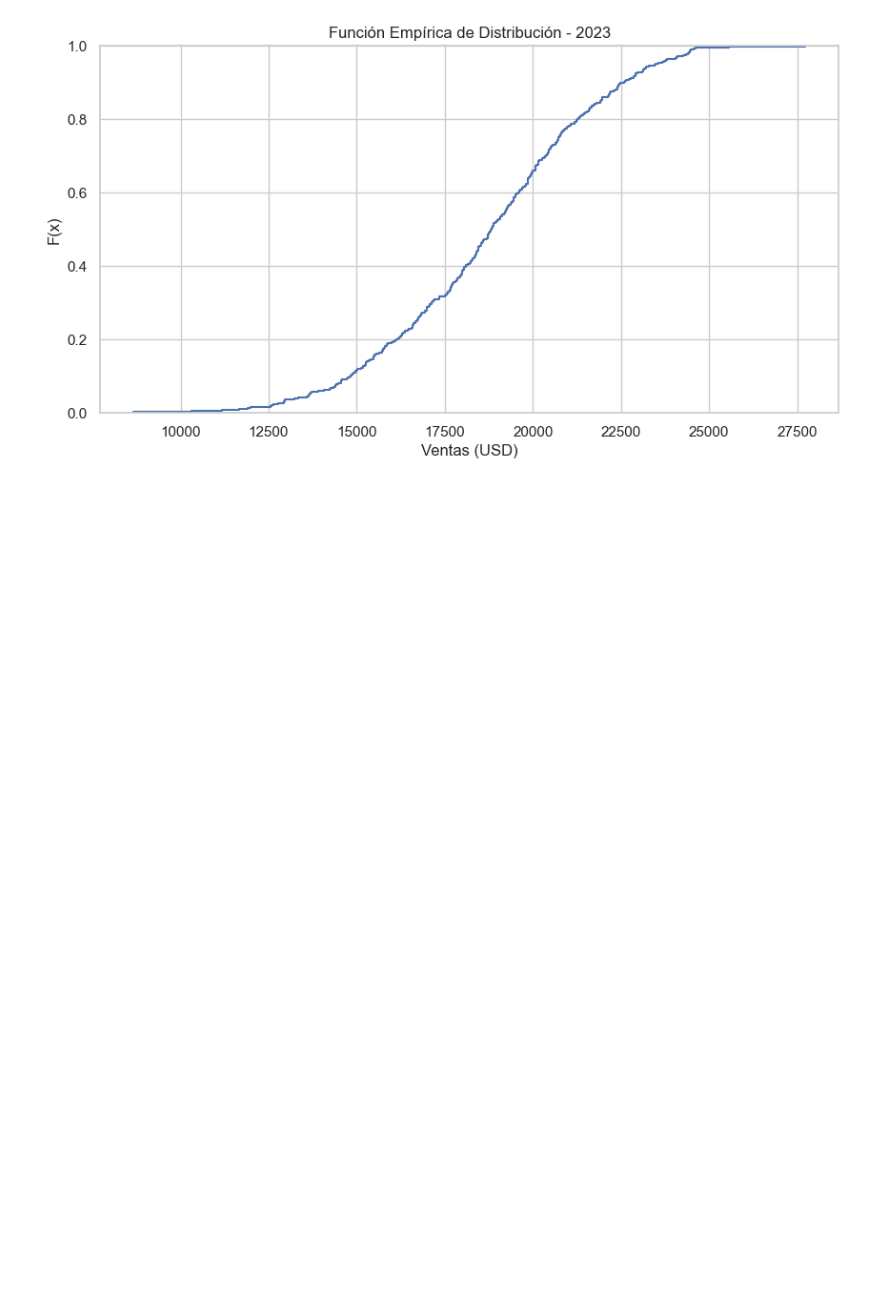
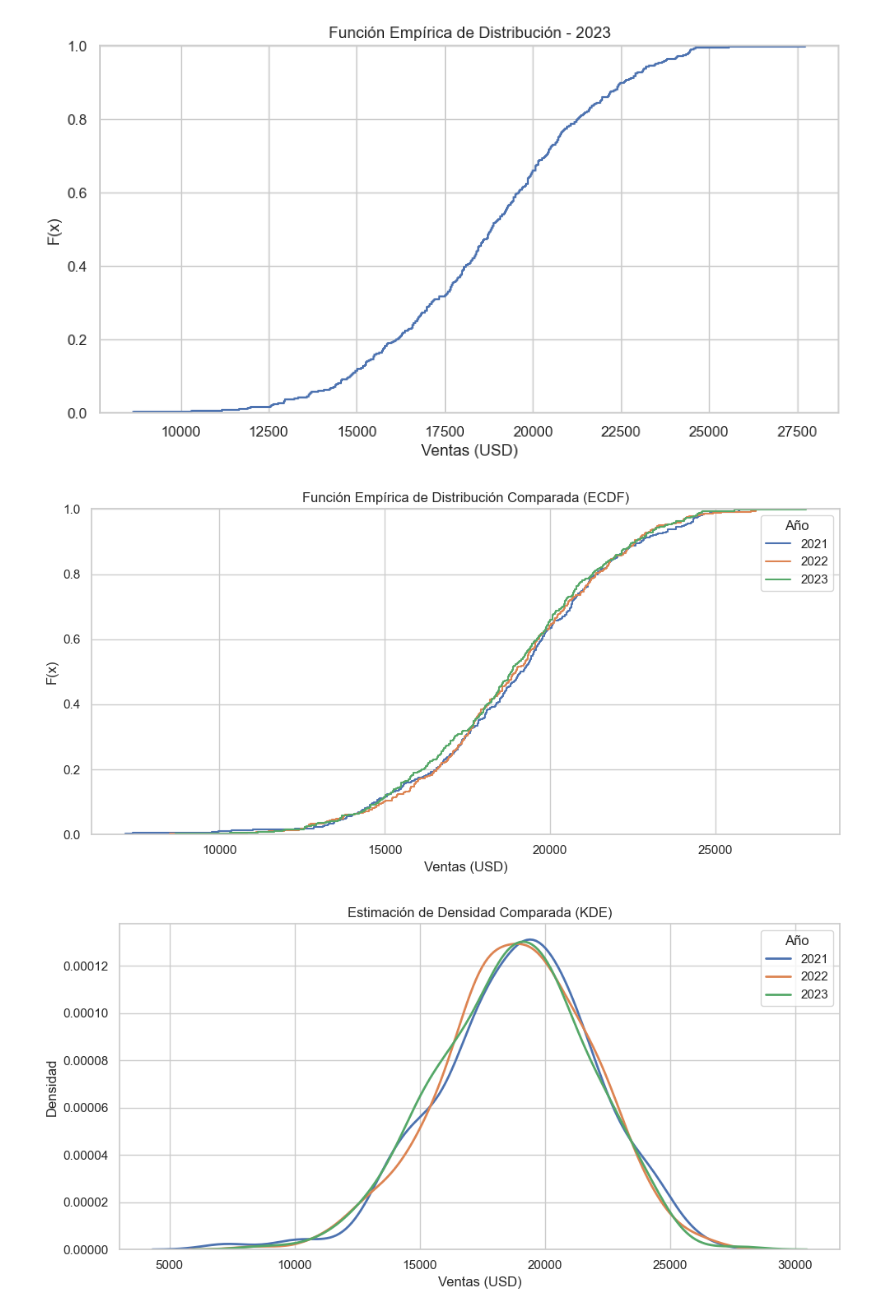
Before and after one commit to emiliano-ipa/CEIA-PEIA-TP1-3, a Jupyter notebook: notebooks/TP1_3_Analisis_Ventas.ipynb, the cells around one changed output. Drawn from its saved outputs; the diff is of its cells as text; code cells hidden in the pictures; blank space fills up the shorter version.

Commit message:
Added comparison ECDF and KDE

```diff
--- a/notebooks/TP1_3_Analisis_Ventas.ipynb
+++ b/notebooks/TP1_3_Analisis_Ventas.ipynb
@@ -79,5 +79,41 @@ for year in sorted(df['Año'].unique()):
 [figure]
 [figure]
 [figure]
+# %%
+# ---
+# 5. Gráficos comparativos finales (ECDF y KDE generables)
+
+# ECDF comparado
+def graficar_ecdf_comparado(df):
+    plt.figure(figsize=(10, 5))
+    for year in sorted(df['Año'].unique()):
+        sns.ecdfplot(data=df[df['Año'] == year]['Ventas'], label=f"{year}")
+    plt.title("Función Empírica de Distribución Comparada (ECDF)")
+    plt.xlabel("Ventas (USD)")
+    plt.ylabel("F(x)")
+    plt.legend(title="Año")
+    plt.grid(True)
+    plt.tight_layout()
+    plt.show()
+
+graficar_ecdf_comparado(df)
+
+# KDE comparado
+def graficar_kde_comparado(df):
+    plt.figure(figsize=(10, 5))
+    for year in sorted(df['Año'].unique()):
+        sns.kdeplot(data=df[df['Año'] == year]['Ventas'], label=f"{year}", linewidth=2)
+    plt.title("Estimación de Densidad Comparada (KDE)")
+    plt.xlabel("Ventas (USD)")
+    plt.ylabel("Densidad")
+    plt.legend(title="Año")
+    plt.grid(True)
+    plt.tight_layout()
+    plt.show()
+
+graficar_kde_comparado(df)
+# %% [output]
+[figure, added]
+[figure, added]
 # %% [markdown]
 # ---
```
Also changed, not shown: parts of 1 cell of this notebook, 3 other files.
